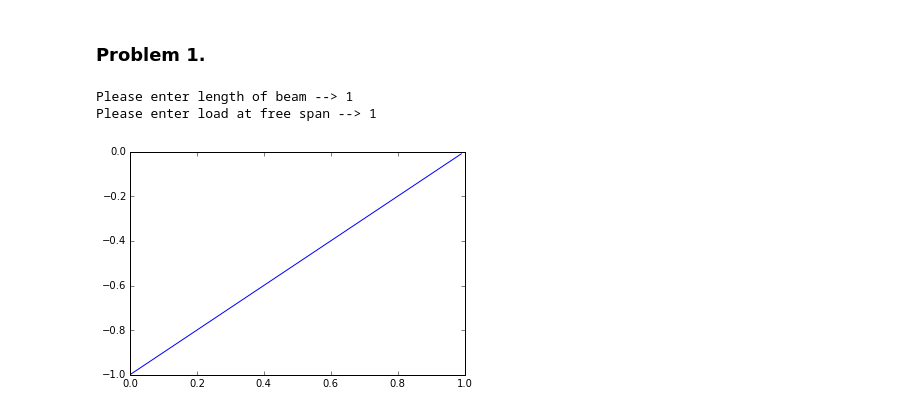
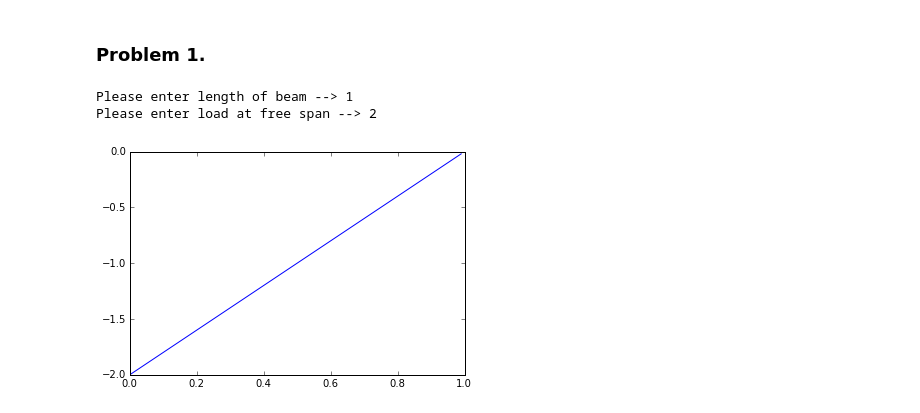
Before and after one commit to bobbiesimpson/python, a Jupyter notebook: Lab1-solutions.ipynb, the cells around one changed output. Drawn from its saved outputs; the diff is of its cells as text; code cells hidden in the pictures.

```diff
--- a/Lab1-solutions.ipynb
+++ b/Lab1-solutions.ipynb
@@ -292,22 +314,22 @@ River forth with average: 4.2345, min: 4.2345 and max: 4.2345
 # %% [markdown]
 ### Problem 1.
 # %%
-# remember to include the matplotlib and numpy libraries.
+# remember to include the matplotlib and numpy libraries as before
 
 def bending(x,L,P): # bending moment of cantilever of length L with force P at end
     return -P * (L - x)
 
 def shear(x, L, P): # shear force of cantilever of length L with force P at end
-    return -P * np.ones(len(x))
+    return -P * np.ones(len(x)) # this creates an array of values equal to P. It will be the same length as x.
 
 L = float(raw_input('Please enter length of beam --> ' ))
 P = float(raw_input('Please enter load at free span --> ' ))
 
 x_vals = np.arange(0.0, L, 0.01)
-ppt.plot(x_vals, bm(x_vals, L, P))
-ppt.plot(x_vals, shear(x_vals, L, P))
-ppt.show()
+plt.plot(x_vals, bm(x_vals, L, P))
+plt.plot(x_vals, shear(x_vals, L, P))
+plt.show()
 # %% [output]
 Please enter length of beam --> 1
-Please enter load at free span --> 1
+Please enter load at free span --> 2
-[figure, old version]
+[figure, new version]
```
Also changed, not shown: parts of 18 cells of this notebook.
